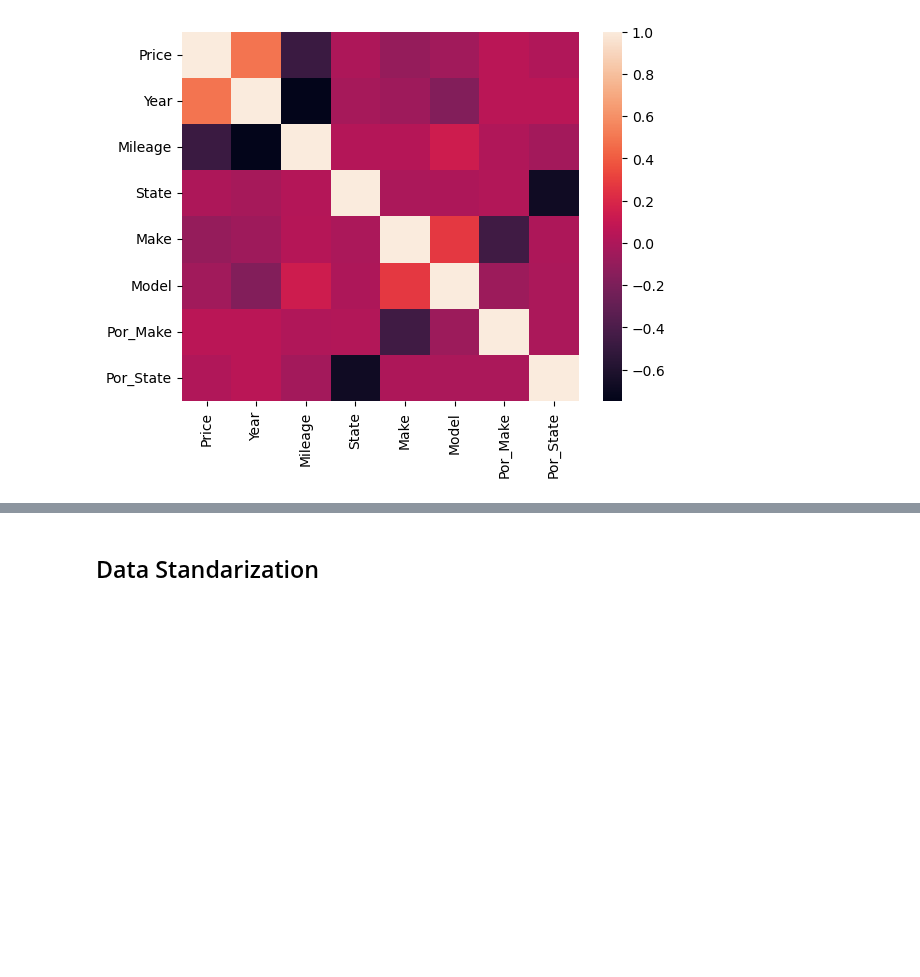
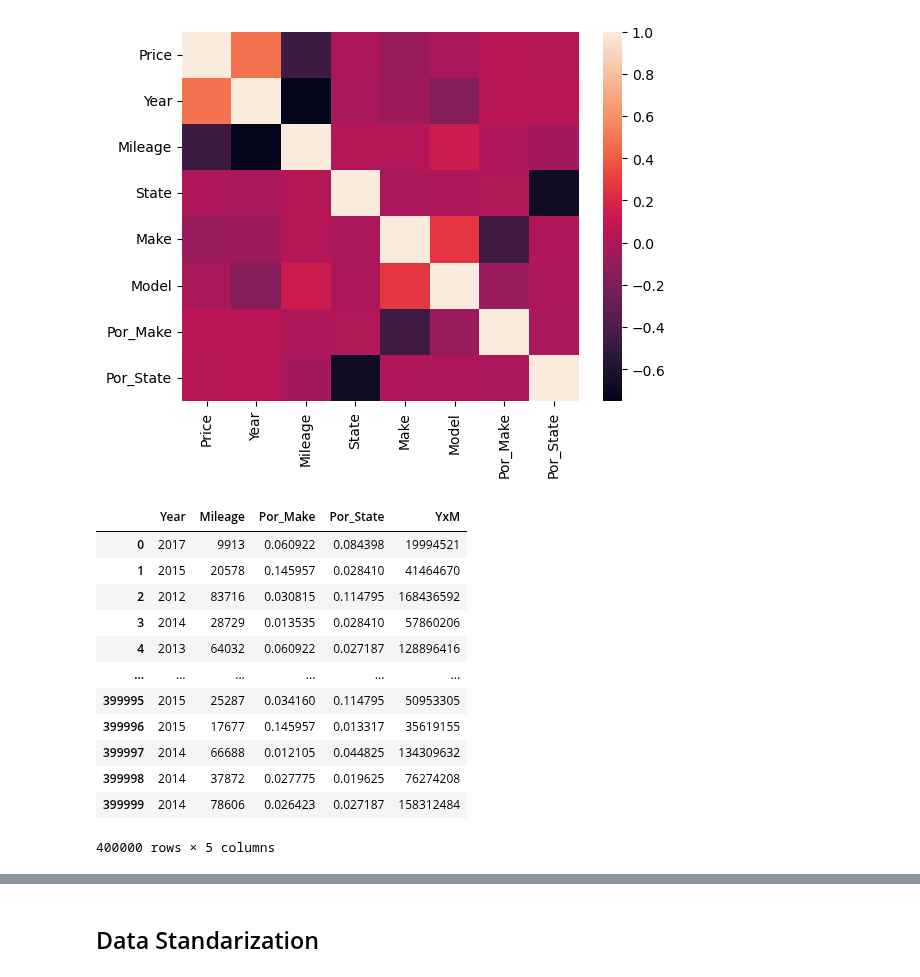
Before and after one commit to elkindavid/MIAD_UNIANDES, a Jupyter notebook: S3P1_proyecto1.ipynb, the cells around one changed output, grey strips where cells are left out. Saved outputs shown, nothing was run; the diff lists cells and outputs as text; code cells hidden in the pictures; blank space fills up the shorter version.

```diff
--- a/S3P1_proyecto1.ipynb
+++ b/S3P1_proyecto1.ipynb
@@ -343,10 +329,8 @@ sns.heatmap(data.corr())
 [figure]
 # %%
 # Selección de variables numéricas (X)
-# X = data.drop(['Price','State','Model','Make'], axis=1)
-# test = test.drop(['State','Model','Make'], axis=1)
 
-X = data.drop(['Price','Make','State','Model'], axis=1)
+X = data.drop(['Price','State','Make','Model'], axis=1)
 test = test.drop(['Make','State','Model'], axis=1)
 
 X['YxM'] = X['Year'] * X['Mileage']
@@ -354,6 +338,22 @@ test['YxM'] = test['Year'] * test['Mileage']
 
 # Definición variable de interés binaria (y)
 y = data['Price']
+# %%
+X
+# %% [output]
+|  | Year | Mileage | Por_Make | Por_State | YxM |
+| 0 | 2017 | 9913 | 0.060922 | 0.084398 | 19994521 |
+| 1 | 2015 | 20578 | 0.145957 | 0.028410 | 41464670 |
+| 2 | 2012 | 83716 | 0.030815 | 0.114795 | 168436592 |
+| 3 | 2014 | 28729 | 0.013535 | 0.028410 | 57860206 |
+| 4 | 2013 | 64032 | 0.060922 | 0.027187 | 128896416 |
+| ... | ... | ... | ... | ... | ... |
+| 399995 | 2015 | 25287 | 0.034160 | 0.114795 | 50953305 |
+| 399996 | 2015 | 17677 | 0.145957 | 0.013317 | 35619155 |
+| 399997 | 2014 | 66688 | 0.012105 | 0.044825 | 134309632 |
+| 399998 | 2014 | 37872 | 0.027775 | 0.019625 | 76274208 |
+| 399999 | 2014 | 78606 | 0.026423 | 0.027187 | 158312484 |
+400000 rows × 5 columns
 # %%
 # Separación de variables predictoras (X) y variable de interés (y) en set de entrenamiento y test usandola función train_test_split
 from sklearn.model_selection import train_test_split
```
Also changed, not shown: parts of 36 cells of this notebook, 4 other files.
